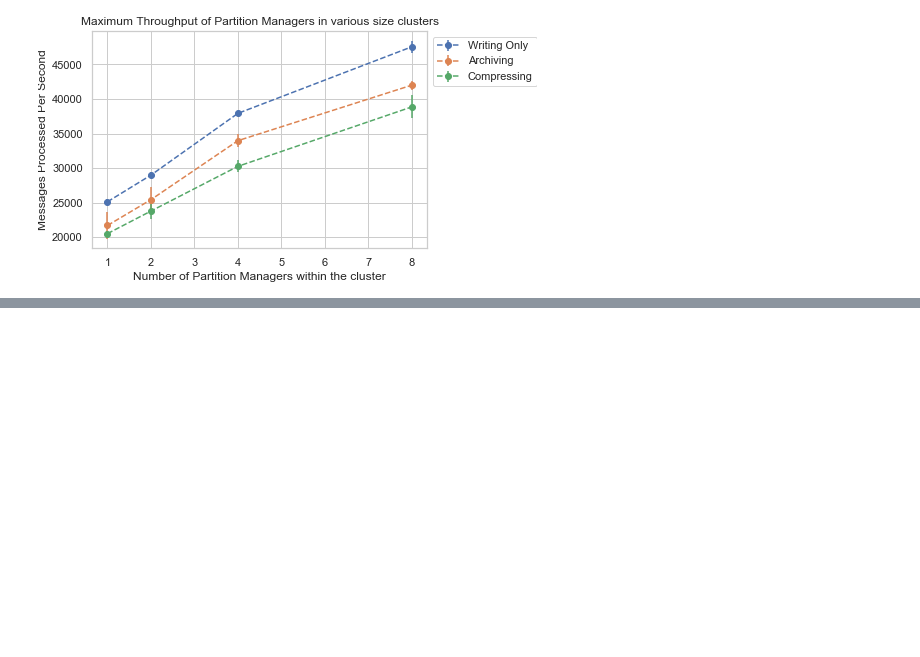
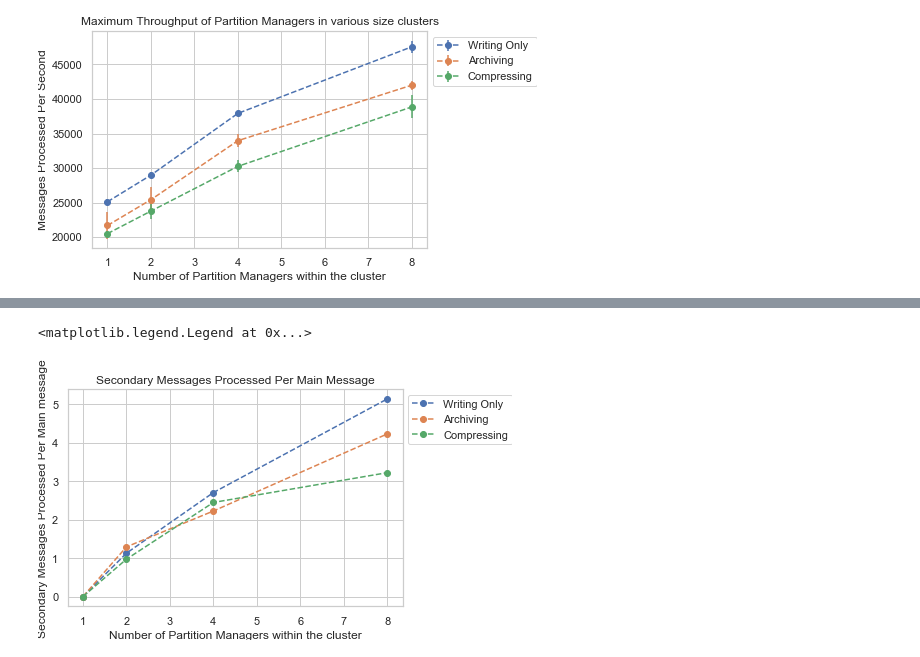
Before and after one commit to miratepuffin/Raphtory-Deployment, a Jupyter notebook: JupyterPlotting/Prometheus.ipynb, the cells around one changed output, grey strips where cells are left out. Saved outputs shown, nothing was run; the diff lists cells and outputs as text; code cells hidden in the pictures; blank space fills up the shorter version.

```diff
--- a/JupyterPlotting/Prometheus.ipynb
+++ b/JupyterPlotting/Prometheus.ipynb
@@ -412,0 +462,12 @@ plotStack(writeSet,[1,2,4,8],mainMessages,secondaryMessages,"Writing Only")
+# %%
+plt.tight_layout()
+plt.title('Secondary Messages Processed Per Main Message')
+plt.xlabel('Number of Partition Managers within the cluster')
+plt.ylabel('Secondary Messages Processed Per Main message')
+plotMaxRatio(writeSet,[1,2,4,8],secondaryMessages,updates,"Writing Only")
+plotMaxRatio(archiveSet,[1,2,4,8],secondaryMessages,updates,"Archiving")
+plotMaxRatio(compressSet,[1,2,4,8],secondaryMessages,updates,"Compressing")
+plt.legend(loc="upper left", bbox_to_anchor=(1,1))
+# %% [output]
+<matplotlib.legend.Legend at 0x...>
+[figure, added]
```
Also changed, not shown: parts of 5 cells of this notebook.
